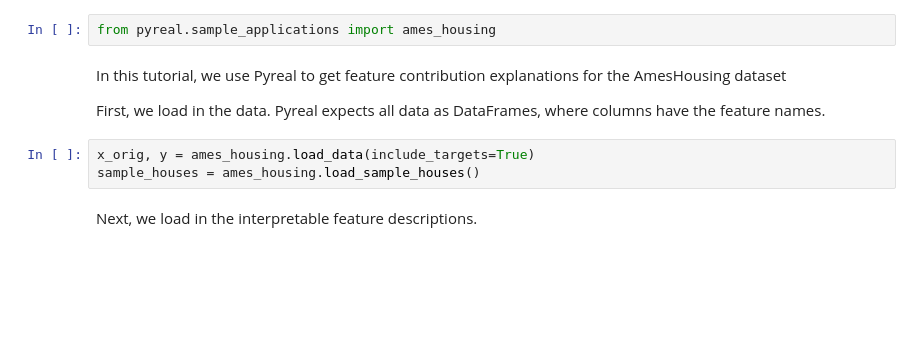
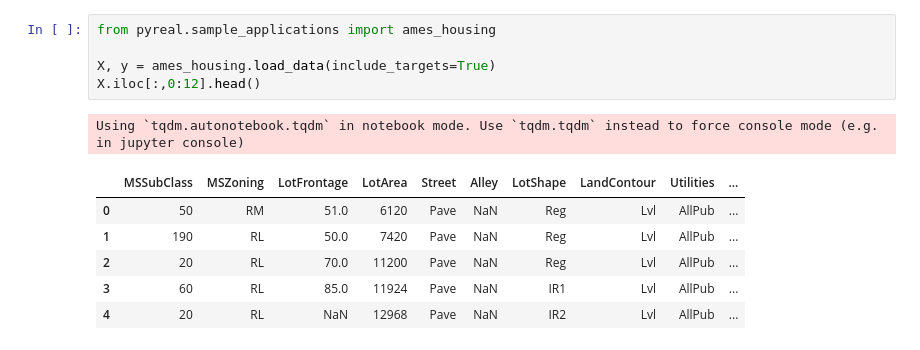
Before and after one commit to sibyl-dev/pyreal, a Jupyter notebook: tutorials/ames_housing_example.ipynb, the cells around one changed output. Saved outputs shown, nothing was run; the diff lists cells and outputs as text; blank space fills up the shorter version.

```diff
--- a/tutorials/ames_housing_example.ipynb
+++ b/tutorials/ames_housing_example.ipynb
@@ -5,11 +18,13 @@ De Cock, D. (2011). Ames, Iowa: Alternative to the Boston Housing Data as an End
 # %%
 from pyreal.sample_applications import ames_housing
+
+X, y = ames_housing.load_data(include_targets=True)
+X.iloc[:,0:12].head()
+# %% [output]
+Using `tqdm.autonotebook.tqdm` in notebook mode. Use `tqdm.tqdm` instead to force console mode (e.g. in jupyter console)
+|  | MSSubClass | MSZoning | LotFrontage | LotArea | Street | Alley | LotShape | LandContour | Utilities | ... |
+| 0 | 50 | RM | 51.0 | 6120 | Pave | NaN | Reg | Lvl | AllPub | ... |
+| 1 | 190 | RL | 50.0 | 7420 | Pave | NaN | Reg | Lvl | AllPub | ... |
+| 2 | 20 | RL | 70.0 | 11200 | Pave | NaN | Reg | Lvl | AllPub | ... |
+| 3 | 60 | RL | 85.0 | 11924 | Pave | NaN | IR1 | Lvl | AllPub | ... |
+| 4 | 20 | RL | NaN | 12968 | Pave | NaN | IR2 | Lvl | AllPub | ... |
-# %% [markdown]
-In this tutorial, we use Pyreal to get feature contribution explanations for the AmesHousing dataset
-
-First, we load in the data. Pyreal expects all data as DataFrames, where columns have the feature names.
-# %%
-x_orig, y = ames_housing.load_data(include_targets=True)
-sample_houses = ames_housing.load_sample_houses()
-# %% [markdown]
-Next, we load in the interpretable feature descriptions.
```
Also changed, not shown: parts of 26 cells of this notebook.
